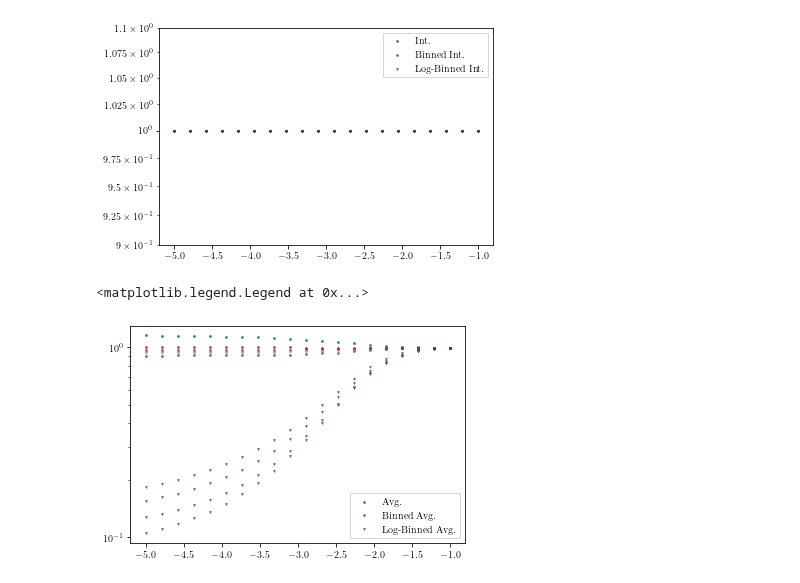
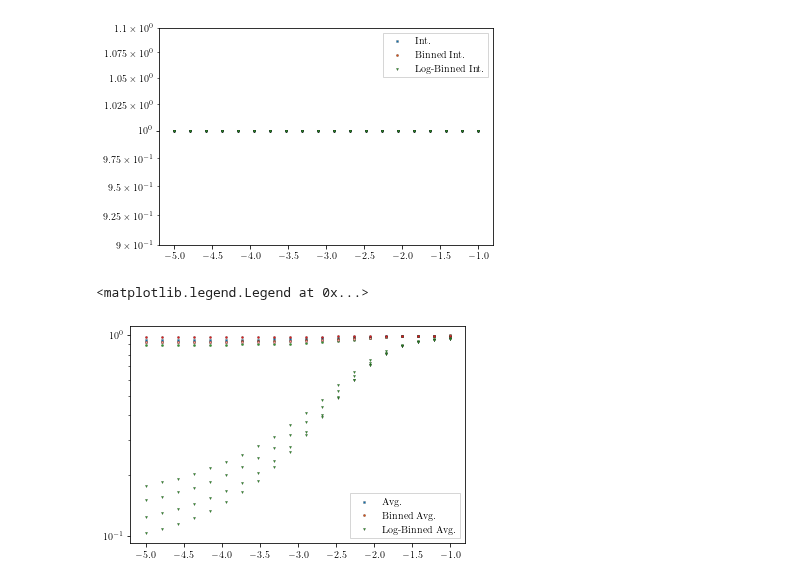
Before and after one commit to mab68/Kea, a Jupyter notebook: example_notebooks/parsevals/periodogram.ipynb, the cells around one changed output. Drawn from its saved outputs; the diff is of its cells as text; code cells hidden in the pictures.

```diff
--- a/example_notebooks/parsevals/periodogram.ipynb
+++ b/example_notebooks/parsevals/periodogram.ipynb
@@ -115,7 +115,7 @@ for e, kfek in enumerate(specs):
     kD, fekD = kfek
     km, fekm, width = statistics_base.bin_data(spectra_base.wavenumber_mesh(kD), fekD,
         bin_func=np.nanmean, min_bin=dk, max_bin=None,
-        ignore_nan=False, norm_bin_size=True, bin_loc='center',
+        ignore_nan=False, norm_bin_size=True, bin_loc='true_center',
         cut_excess=True, nan_small=False)
     dOmega = kern_center(km, D, width, dk)
     e_estimation = np.nansum(fekm * dOmega * width) * (dk/twopi)**D
@@ -124,33 +124,33 @@ for e, kfek in enumerate(specs):
     #assert np.isclose(np.nansum(fekm * width * dOmega) * (1./twopi)**D / energies[e], 1., rtol=0.001)
 
     for i in range(4, 8):
         km, fekm, width = statistics_base.bin_data(spectra_base.wavenumber_mesh(kD), fekD,
             bin_func=np.nanmean, min_bin=dk, max_bin=None,
-            ignore_nan=False, norm_bin_size=True, bin_loc='center',
+            ignore_nan=False, norm_bin_size=True, bin_loc='true_center',
             cut_excess=True, nan_small=False, num_bins=N//i)
         dOmega = kern_center(km, D, width, dk)
         e_estimation = np.nansum(fekm * dOmega * width) * (dk/twopi)**D
         #print(e_estimation / energies[e])
         plt.scatter(alphas[e], e_estimation / energies[e], marker='o', s=5., color=c[i-4+1], zorder=2, linewidth=0.2, edgecolor='black')
         #assert np.isclose(np.nansum(fekm * width * dOmega) * (1./twopi)**D / energies[e], 1., rtol=0.001)
 
     for i in range(4, 8):
         km, fekm, width = statistics_base.bin_data(spectra_base.wavenumber_mesh(kD), fekD,
             bin_func=np.nanmean, min_bin=dk, max_bin=None,
             ignore_nan=False, norm_bin_size=True, bin_loc='left',
             cut_excess=True, nan_small=False, num_bins=N//i, log_space=True)
-        dOmega = kern(km, D, width, dk)
+        dOmega = kern_center(km, D, width, dk)
         e_estimation = np.nansum(fekm * dOmega * width) * (dk/twopi)**D
         #print(e_estimation / energies[e])
         plt.scatter(alphas[e], e_estimation / energies[e], marker='v', s=5., color=c[2], zorder=2, linewidth=0.2, edgecolor='black')
         #assert np.isclose(np.nansum(fekm * width * dOmega) * (1./twopi)**D / energies[e], 1., rtol=0.001)
 
 plt.yscale('log')
 #plt.ylim((9e-1, 1.1e0))
 plt.scatter([], [], marker='X', s=5., color=c[0], linewidth=0.2, edgecolor='black', label=r'Avg.')
 plt.scatter([], [], marker='o', s=5., color=c[1], linewidth=0.2, edgecolor='black', label=r'Binned Avg.')
 plt.scatter([], [], marker='v', s=5., color=c[2], linewidth=0.2, edgecolor='black', label=r'Log-Binned Avg.')
 plt.legend(fancybox=False, frameon=True)
 # %% [output]
 <matplotlib.legend.Legend at 0x...>
-[figure, old version]
+[figure, new version]
```
Also changed, not shown: 12 other files.
